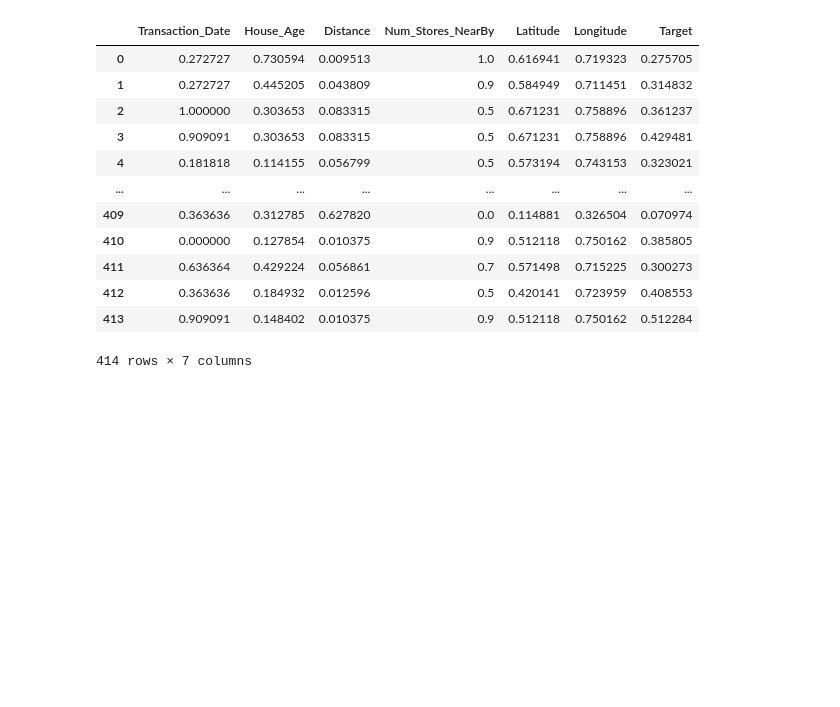
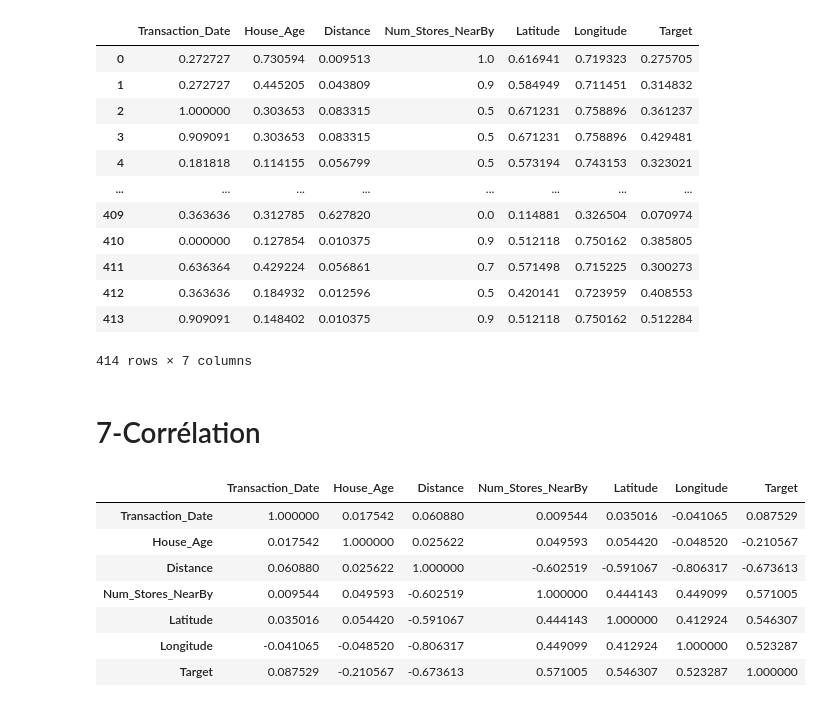
Before and after one commit to DunkMasterMehdi/Projet_ML, a Jupyter notebook: Regression/Dataset projet ML acceptées (regression et classification)+ normal equation methode ess10 zouai.ipynb, the cells around one changed output. Saved outputs shown, nothing was run; the diff lists cells and outputs as text; code cells hidden in the pictures; blank space fills up the shorter version.

Commit message:
ajout duplicate+ corrélation

```diff
--- a/Regression/Dataset projet ML acceptées (regression et classification)+ normal equation methode ess10 zouai.ipynb
+++ b/Regression/Dataset projet ML acceptées (regression et classification)+ normal equation methode ess10 zouai.ipynb
@@ -501,3 +527,16 @@ df2
 | 412 | 0.363636 | 0.184932 | 0.012596 | 0.5 | 0.420141 | 0.723959 | 0.408553 |
 | 413 | 0.909091 | 0.148402 | 0.010375 | 0.9 | 0.512118 | 0.750162 | 0.512284 |
 414 rows × 7 columns
+# %% [markdown]
+# 7-Corrélation
+# %%
+df2.corr()  # la corrélation de notre dataset et avoir un aperçu sur la relation entre chaque attributs
+# %% [output]
+|  | Transaction_Date | House_Age | Distance | Num_Stores_NearBy | Latitude | Longitude | Target |
+| Transaction_Date | 1.000000 | 0.017542 | 0.060880 | 0.009544 | 0.035016 | -0.041065 | 0.087529 |
+| House_Age | 0.017542 | 1.000000 | 0.025622 | 0.049593 | 0.054420 | -0.048520 | -0.210567 |
+| Distance | 0.060880 | 0.025622 | 1.000000 | -0.602519 | -0.591067 | -0.806317 | -0.673613 |
+| Num_Stores_NearBy | 0.009544 | 0.049593 | -0.602519 | 1.000000 | 0.444143 | 0.449099 | 0.571005 |
+| Latitude | 0.035016 | 0.054420 | -0.591067 | 0.444143 | 1.000000 | 0.412924 | 0.546307 |
+| Longitude | -0.041065 | -0.048520 | -0.806317 | 0.449099 | 0.412924 | 1.000000 | 0.523287 |
+| Target | 0.087529 | -0.210567 | -0.673613 | 0.571005 | 0.546307 | 0.523287 | 1.000000 |
```
Also changed, not shown: parts of 6 cells of this notebook.
